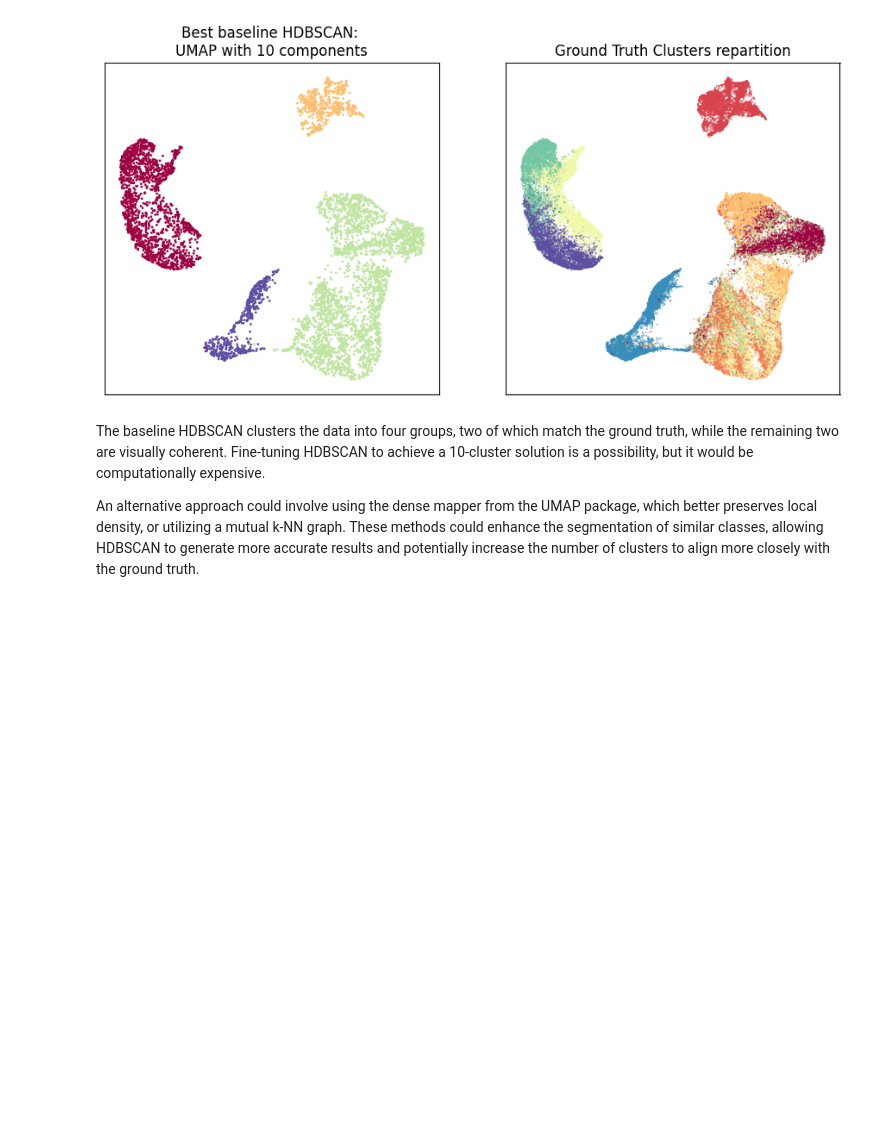
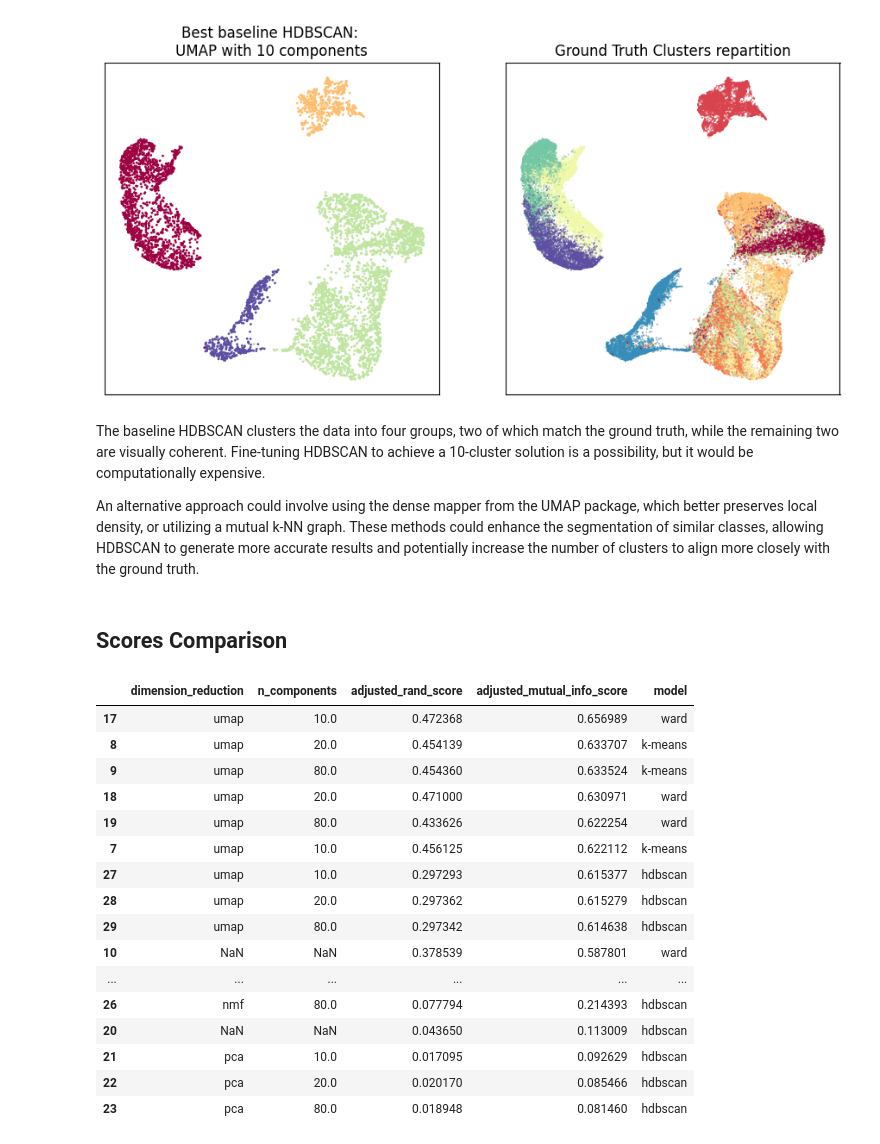
Before and after one commit to Martin-Labenne/fashion-mnist-clusturing, a Jupyter notebook: clustering.ipynb, the cells around one changed output. Saved outputs shown, nothing was run; the diff lists cells and outputs as text; code cells hidden in the pictures; blank space fills up the shorter version.

Commit message:
add scoring comparisons at the end of clustering notebook

```diff
--- a/clustering.ipynb
+++ b/clustering.ipynb
@@ -505,3 +505,35 @@ plt.show()
 The baseline HDBSCAN clusters the data into four groups, two of which match the ground truth, while the remaining two are visually coherent. Fine-tuning HDBSCAN to achieve a 10-cluster solution is a possibility, but it would be computationally expensive.
 
 An alternative approach could involve using the dense mapper from the UMAP package, which better preserves local density, or utilizing a mutual k-NN graph. These methods could enhance the segmentation of similar classes, allowing HDBSCAN to generate more accurate results and potentially increase the number of clusters to align more closely with the ground truth.
+# %% [markdown]
+## Scores Comparison
+# %%
+k_means_scores_df['model'] = 'k-means'
+ward_scores_df['model'] = 'ward'
+baseline_hdbscan_scores_df['model'] = 'hdbscan'
+
+pd.concat(
+    [k_means_scores_df, ward_scores_df, baseline_hdbscan_scores_df]
+    , ignore_index=True
+).sort_values(
+    by=['adjusted_mutual_info_score', 'adjusted_rand_score']
+    , ascending=[False, False]
+)
+# %% [output]
+|  | dimension_reduction | n_components | adjusted_rand_score | adjusted_mutual_info_score | model |
+| 17 | umap | 10.0 | 0.472368 | 0.656989 | ward |
+| 8 | umap | 20.0 | 0.454139 | 0.633707 | k-means |
+| 9 | umap | 80.0 | 0.454360 | 0.633524 | k-means |
+| 18 | umap | 20.0 | 0.471000 | 0.630971 | ward |
+| 19 | umap | 80.0 | 0.433626 | 0.622254 | ward |
+| 7 | umap | 10.0 | 0.456125 | 0.622112 | k-means |
+| 27 | umap | 10.0 | 0.297293 | 0.615377 | hdbscan |
+| 28 | umap | 20.0 | 0.297362 | 0.615279 | hdbscan |
+| 29 | umap | 80.0 | 0.297342 | 0.614638 | hdbscan |
+| 10 | NaN | NaN | 0.378539 | 0.587801 | ward |
+| ... | ... | ... | ... | ... | ... |
+| 26 | nmf | 80.0 | 0.077794 | 0.214393 | hdbscan |
+| 20 | NaN | NaN | 0.043650 | 0.113009 | hdbscan |
+| 21 | pca | 10.0 | 0.017095 | 0.092629 | hdbscan |
+| 22 | pca | 20.0 | 0.020170 | 0.085466 | hdbscan |
+| 23 | pca | 80.0 | 0.018948 | 0.081460 | hdbscan |
```
